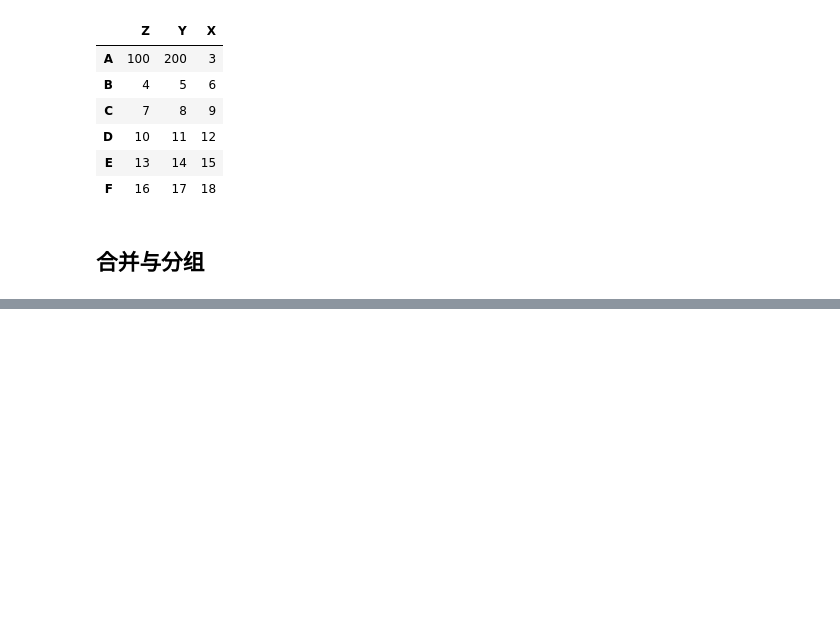
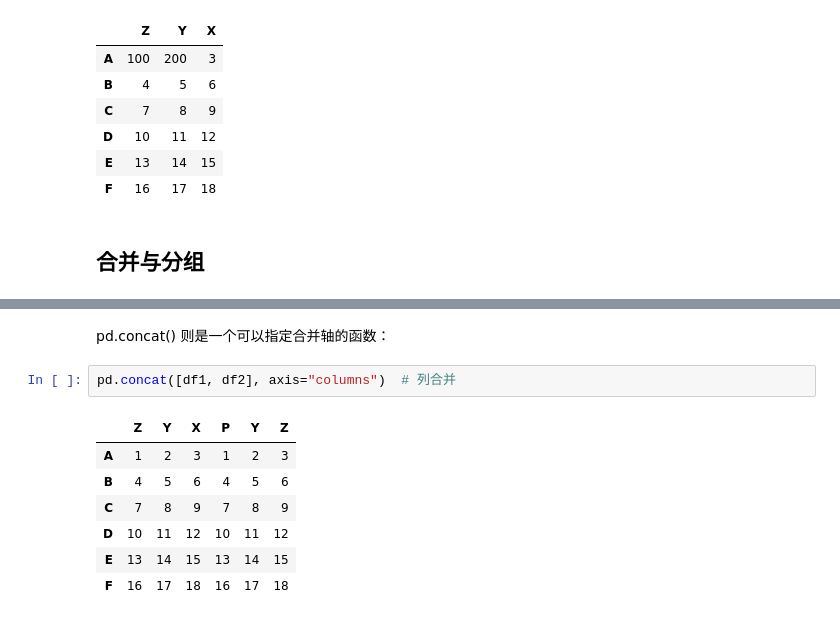
Before and after one commit to wklchris/wklchris.github.io, a Jupyter notebook: ipynb/Py3-pandas.ipynb, the cells around one changed output, grey strips where cells are left out. Cells and saved outputs as stored; diff of their text form; blank space fills up the shorter version.

```diff
--- a/ipynb/Py3-pandas.ipynb
+++ b/ipynb/Py3-pandas.ipynb
@@ -433,0 +454,12 @@ df.replace([1, 2], [100, 200])
+# %% [markdown]
+pd.concat() 则是一个可以指定合并轴的函数：
+# %%
+pd.concat([df1, df2], axis="columns")  # 列合并
+# %% [output]
+|  | Z | Y | X | P | Y | Z |
+| A | 1 | 2 | 3 | 1 | 2 | 3 |
+| B | 4 | 5 | 6 | 4 | 5 | 6 |
+| C | 7 | 8 | 9 | 7 | 8 | 9 |
+| D | 10 | 11 | 12 | 10 | 11 | 12 |
+| E | 13 | 14 | 15 | 13 | 14 | 15 |
+| F | 16 | 17 | 18 | 16 | 17 | 18 |
```
Also changed, not shown: parts of 24 cells of this notebook, 2 other files.
